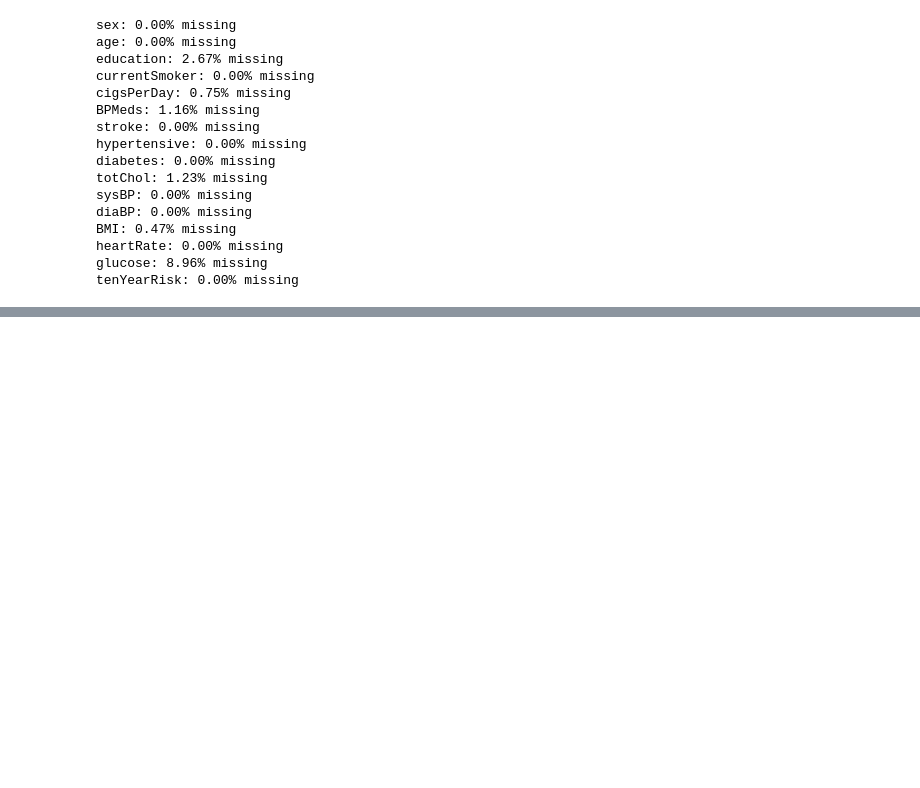
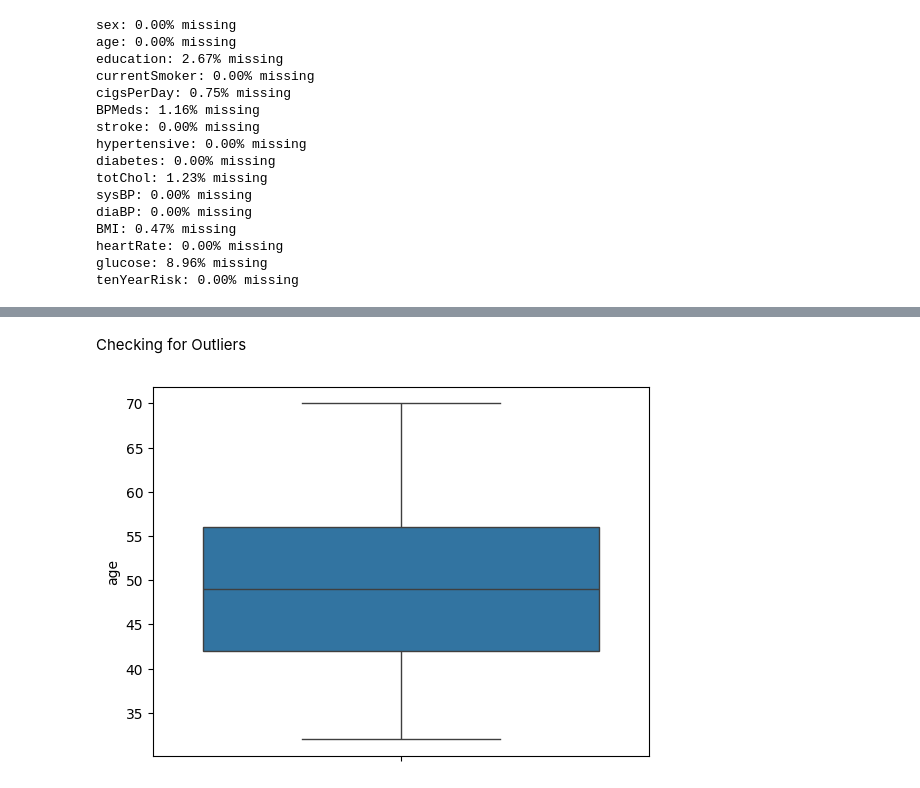
Before and after one commit to kelseymatsik/project_chd, a Jupyter notebook: data_cleaning.ipynb, the cells around one changed output, grey strips where cells are left out. Drawn from its saved outputs; the diff is of its cells as text; code cells hidden in the pictures; blank space fills up the shorter version.

Commit message:
Imputed missings and started outlier analysis

```diff
--- a/data_cleaning.ipynb
+++ b/data_cleaning.ipynb
@@ -201,0 +150,12 @@ totChol_missing = df[df['totChol'].isnull()]
+# %%
+# Impute values with n_neighors=6
+
+X = df.iloc[:, :-1]
+y = df['tenYearRisk']
+
+from sklearn.impute import KNNImputer
+
+imputer = KNNImputer(n_neighbors=6)
+X = pd.DataFrame(imputer.fit_transform(X), columns=X.columns)
+
+df = pd.concat([X, y], axis=1)
@@ -201,0 +211,11 @@ totChol_missing = df[df['totChol'].isnull()]
+# %% [markdown]
+Checking for Outliers
+# %%
+import seaborn as sns
+
+def make_boxplot(x):
+  sns.boxplot(x)
+# %%
+make_boxplot(df['age'])
+# %% [output]
+[figure, added]
```
Also changed, not shown: parts of 20 cells of this notebook.
